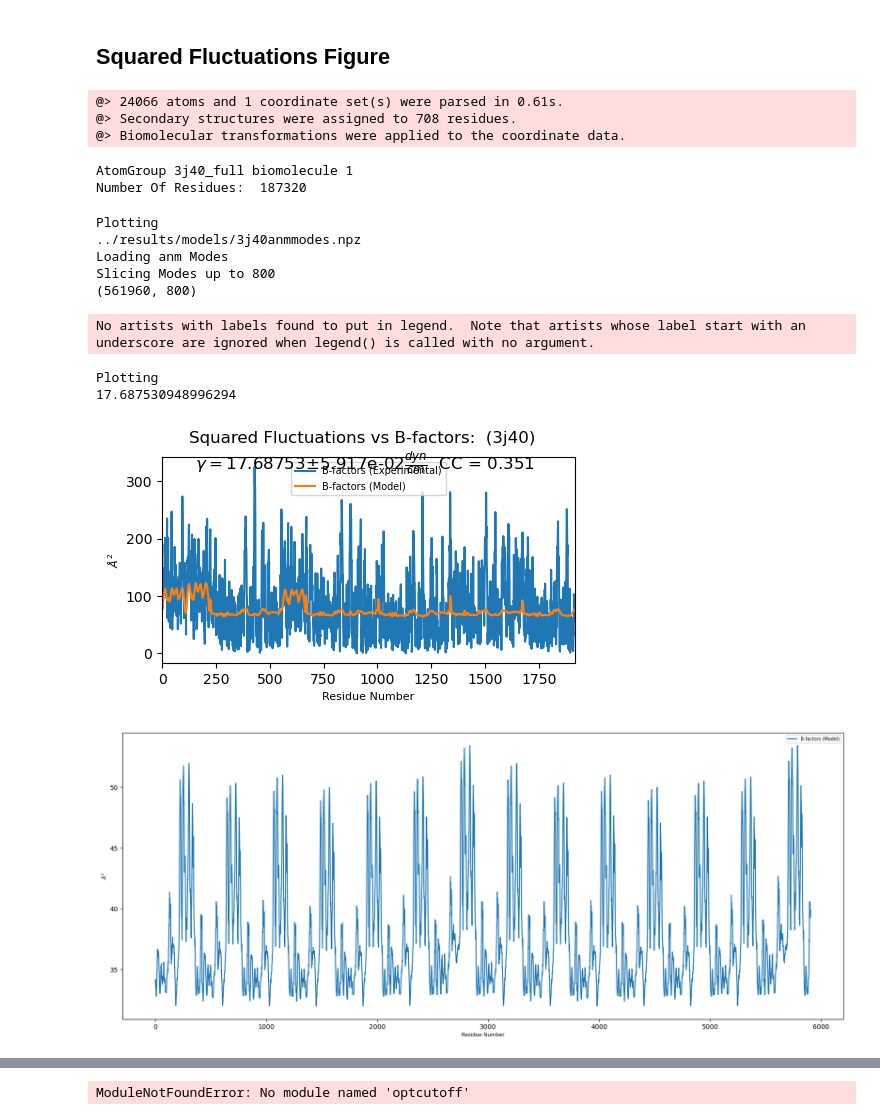
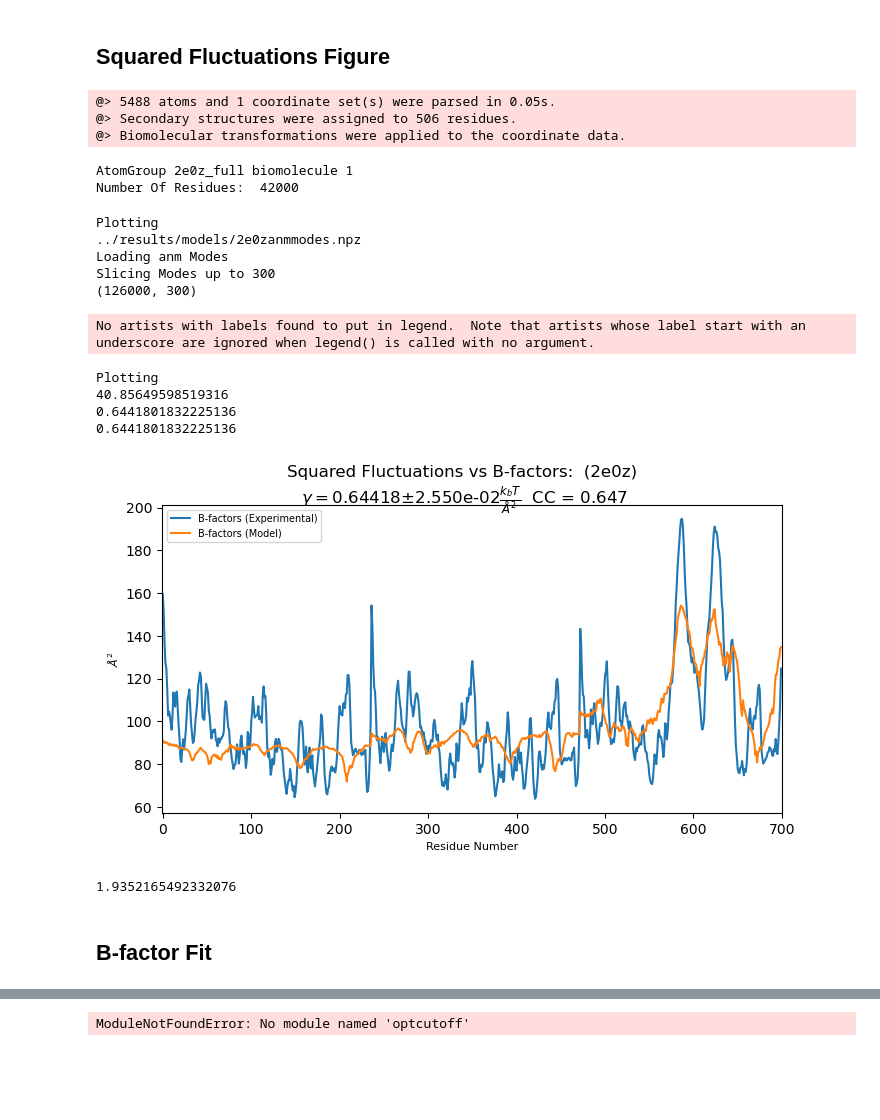
Before and after one commit to luquelab/mechanical_subdivision_ProDy, a Jupyter notebook: src/Figures.ipynb, the cells around one changed output, grey strips where cells are left out. Drawn from its saved outputs; the diff is of its cells as text; code cells hidden in the pictures; blank space fills up the shorter version.

Commit message:
Archiving last set of changes. All further work will be done in the pyCapsid package.

```diff
--- a/src/Figures.ipynb
+++ b/src/Figures.ipynb
@@ -12,4 +12,6 @@ Loading anm Modes
 Slicing Modes up to 300
 (126000, 300)
 # %%
-from make_model import distanceFlucts
+from make_model import distanceFlucts, con_c, con_d, getPDB
+capsid, calphas, title, header, masses, bfactors = getPDB(pdb)
+coords = calphas.getCoords()
@@ -413,19 +351,19 @@ FileNotFoundError: [Errno 2] No such file or directory: '../results/subdivisions
 # %% [markdown]
 ## Squared Fluctuations Figure
 # %%
-pdb = '3j40'
+pdb = '2e0z'
 from settings import model
 from make_model import getPDB, loadModes
 capsid, calphas, title, header = getPDB(pdb)
 coords = calphas.getCoords()
 bfactors = calphas.getBetas()
-n_asym = int(kirch.shape[0]/(60))
+n_asym = int(coords.shape[0]/(60))
 # %% [output]
-@> 24066 atoms and 1 coordinate set(s) were parsed in 0.61s.
-@> Secondary structures were assigned to 708 residues.
+@> 5488 atoms and 1 coordinate set(s) were parsed in 0.05s.
+@> Secondary structures were assigned to 506 residues.
 @> Biomolecular transformations were applied to the coordinate data.
-AtomGroup 3j40_full biomolecule 1
-Number Of Residues:  187320
+AtomGroup 2e0z_full biomolecule 1
+Number Of Residues:  42000
 # %%
 from bfactorFit import fluctFit
 import matplotlib
@@ -433,17 +371,17 @@ import numpy as np
 import matplotlib.pyplot as plt
 from score import collectivity, meanCollect, effectiveSpringConstant, overlapStiffness, globalPressure
 print('Plotting')
-n_modes = 800
+n_modes = 300
 evals, evecs, kirch = loadModes(pdb, n_modes)
 nModes, coeff, k, sqFlucts, stderr, r2 = fluctFit(evals, evecs, bfactors)
 # %% [output]
 Plotting
-../results/models/3j40anmmodes.npz
+../results/models/2e0zanmmodes.npz
 Loading anm Modes
-Slicing Modes up to 800
-(561960, 800)
+Slicing Modes up to 300
+(126000, 300)
 # %%
-fig, ax = plt.subplots(1, 1, figsize=(8/1.5, 4/1.5))
+fig, ax = plt.subplots(1, 1, figsize=(8, 4))
 font = {'family': 'sans-serif',
         'weight': 'normal',
         'size': 7}
@@ -458,10 +396,13 @@ bz = boltz * 10 ** 20 * dalt
 T_scale = 270
 T_sim = 270
 
+print(k)
 gamma =  (8 * np.pi ** 2) / k
 
 if model == 'anm':
     gamma = gamma / 3
+
+print(gamma)
 
 gamma = gamma * m  # average mass in daltons per residue
 gcgs = 1.66054e-24
@@ -471,62 +412,41 @@ scale = T_sim * bz
 
 
 stderr =  stderr/k
 stderr = gamma_cgs * stderr
 from bfactorFit import confidenceInterval
 ci = confidenceInterval(bfactors, stderr)
 
 ax.legend()
 fig.suptitle(
     'Squared Fluctuations vs B-factors: '  + ' (' + pdb + ')' + "\n" + r' $\gamma = $' + "{:.5f}".format(
-        gamma_cgs) +  r'$\pm$' + "{:.3e}".format(ci) + r'$ \frac{dyn}{cm}$' + '  CC = ' + "{:.3f}".format(coeff), fontsize=12)
+        gamma_cgs) +  r'$\pm$' + "{:.3e}".format(ci) + r'$ \frac{k_b T}{Å^{2}}$' + '  CC = ' + "{:.3f}".format(coeff), fontsize=12)
 # fig.suptitle('# Modes: ' + str(nModes) + ' Corr. Coeff: ' + str(coeff) + ' Spring Constant: ' + str(gamma), fontsize=16)
 # fig.tight_layout()
 # plt.savefig('../results/subdivisions/' + pdb + '_sqFlucts.svg')
 # plt.savefig('../results/subdivisions/' + pdb + '_sqFlucts.png')
 # plt.show()
 
 ax.plot(np.arange(bfactors.shape[0])[:int(n_asym)], bfactors[:int(n_asym)], label='B-factors (Experimental)')
 ax.plot(np.arange(sqFlucts.shape[0])[:int(n_asym)], sqFlucts[:int(n_asym)], label='B-factors (Model)')
 ax.set_ylabel(r'$Å^{2}$', fontsize=8)
 ax.set_xlabel('Residue Number', fontsize=8)
 ax.tick_params(axis='y', labelsize=10)
 ax.tick_params(axis='x', labelsize=10)
 ax.set_xlim([-1,n_asym])
 ax.legend()
 #fig.suptitle('Squared Fluctuations vs B-factors: ' + title.title() + ' (' + pdb + ')' + "\n" + r' $\gamma = $' + "{:.5f}".format(gamma) +  r'$\pm$' + "{:.5f}".format(stderr) + r' $k_{b}T/Å^{2}$' + '  CC = ' + "{:.5f}".format(coeff), fontsize=8)
 #plt.savefig('C:/Users/colin/OneDrive - San Diego State University (SDSU.EDU)/1_Summer_2022/Figs/' + pdb + '_sqFlucts_final.svg')
 plt.show()
 # %% [output]
 No artists with labels found to put in legend.  Note that artists whose label start with an underscore are ignored when legend() is called with no argument.
 Plotting
-17.687530948996294
+40.85649598519316
+0.6441801832225136
+0.6441801832225136
-[figure, old version]
+[figure, new version]
-# %%
-import matplotlib
-import numpy as np
-import matplotlib.pyplot as plt
-
-fig, ax = plt.subplots(1, 1, figsize=(20, 8))
-font = {'family': 'sans-serif',
-        'weight': 'normal',
-        'size': 7}
-matplotlib.rc('font', **font)
-matplotlib.rc('svg', fonttype='none')
-
-data = np.load('../results/subdivisions/' + pdb + '_sqFlucts.npz')
-sqFlucts = data['sqFlucts']
-n = sqFlucts.shape[0]
-nplot = int(n/30)
-
-ax.plot(np.arange(nplot), sqFlucts[:nplot], label='B-factors (Model)')
-ax.set_ylabel(r'$Å^{2}$', fontsize=8)
-ax.set_xlabel('Residue Number', fontsize=8)
-ax.tick_params(axis='y', labelsize=10)
-ax.tick_params(axis='x', labelsize=10)
-#ax.set_xlim([-1,n_asym])
-ax.legend()
-#fig.suptitle('Squared Fluctuations vs B-factors: ' + title.title() + ' (' + pdb + ')' + "\n" + r' $\gamma = $' + "{:.5f}".format(gamma) +  r'$\pm$' + "{:.5f}".format(stderr) + r' $k_{b}T/Å^{2}$' + '  CC = ' + "{:.5f}".format(coeff), fontsize=8)
-#plt.savefig('C:/Users/colin/OneDrive - San Diego State University (SDSU.EDU)/1_Summer_2022/Figs/' + pdb + '_sqFlucts_final.svg')
-plt.show()
-# %% [output]
-[figure, removed]
+# %%
+(8 * np.pi ** 2) / 40.8
+# %% [output]
+1.9352165492332076
+# %% [markdown]
+## B-factor Fit
```
Also changed, not shown: parts of 16 cells of this notebook, 6 other files.
